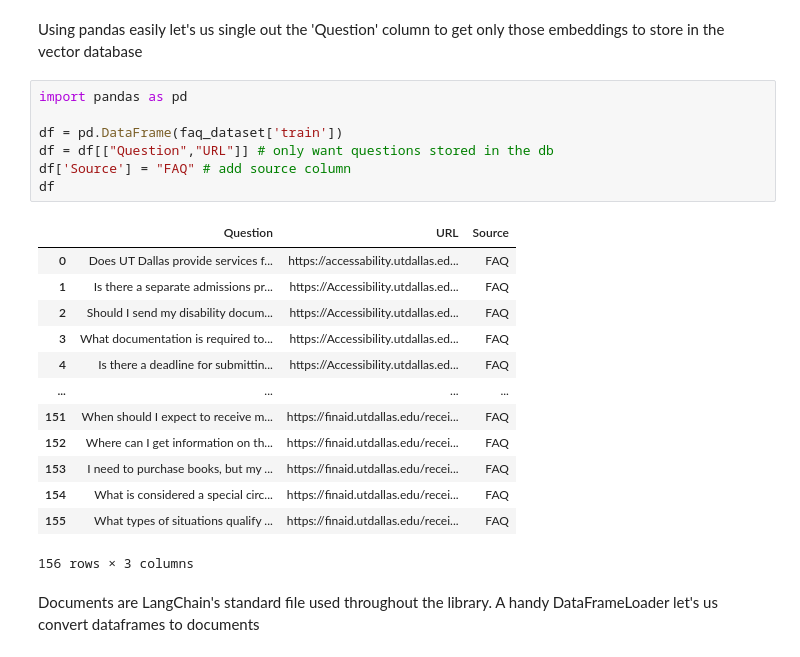
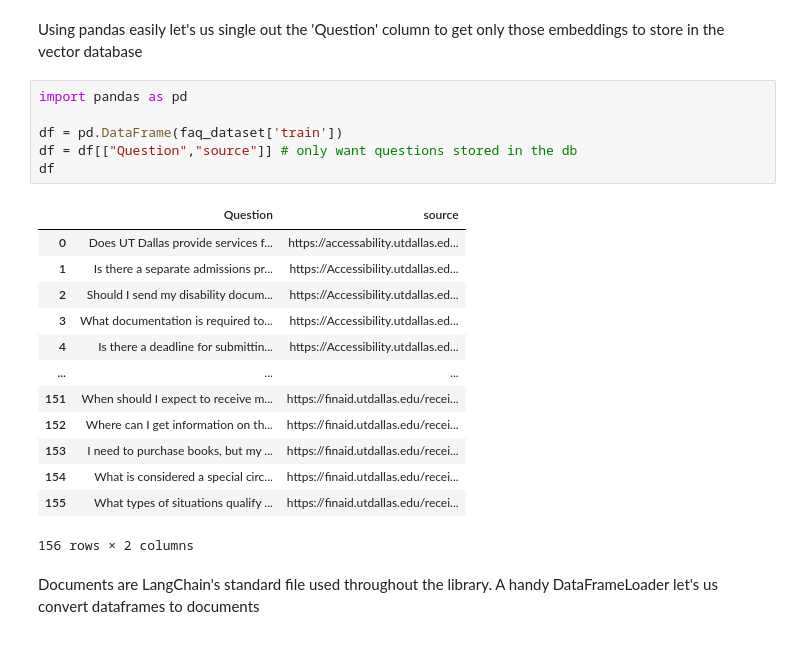
Before and after one commit to anthonyjara7/UTD-chat-bot, a Jupyter notebook: langchain_utd_chatbot.ipynb, the cells around one changed output. Cells and saved outputs as stored; diff of their text form.

```diff
--- a/langchain_utd_chatbot.ipynb
+++ b/langchain_utd_chatbot.ipynb
@@ -53,24 +54,23 @@ Using pandas easily let's us single out the 'Question' column to get only those
 # %%
 import pandas as pd
 
 df = pd.DataFrame(faq_dataset['train'])
-df = df[["Question","URL"]] # only want questions stored in the db
-df['Source'] = "FAQ" # add source column
+df = df[["Question","source"]] # only want questions stored in the db
 df
 # %% [output]
-|  | Question | URL | Source |
-| 0 | Does UT Dallas provide services f... | https://accessability.utdallas.ed... | FAQ |
-| 1 | Is there a separate admissions pr... | https://Accessibility.utdallas.ed... | FAQ |
-| 2 | Should I send my disability docum... | https://Accessibility.utdallas.ed... | FAQ |
-| 3 | What documentation is required to... | https://Accessibility.utdallas.ed... | FAQ |
-| 4 | Is there a deadline for submittin... | https://Accessibility.utdallas.ed... | FAQ |
-| ... | ... | ... | ... |
-| 151 | When should I expect to receive m... | https://finaid.utdallas.edu/recei... | FAQ |
-| 152 | Where can I get information on th... | https://finaid.utdallas.edu/recei... | FAQ |
-| 153 | I need to purchase books, but my ... | https://finaid.utdallas.edu/recei... | FAQ |
-| 154 | What is considered a special circ... | https://finaid.utdallas.edu/recei... | FAQ |
-| 155 | What types of situations qualify ... | https://finaid.utdallas.edu/recei... | FAQ |
+|  | Question | source |
+| 0 | Does UT Dallas provide services f... | https://accessability.utdallas.ed... |
+| 1 | Is there a separate admissions pr... | https://Accessibility.utdallas.ed... |
+| 2 | Should I send my disability docum... | https://Accessibility.utdallas.ed... |
+| 3 | What documentation is required to... | https://Accessibility.utdallas.ed... |
+| 4 | Is there a deadline for submittin... | https://Accessibility.utdallas.ed... |
+| ... | ... | ... |
+| 151 | When should I expect to receive m... | https://finaid.utdallas.edu/recei... |
+| 152 | Where can I get information on th... | https://finaid.utdallas.edu/recei... |
+| 153 | I need to purchase books, but my ... | https://finaid.utdallas.edu/recei... |
+| 154 | What is considered a special circ... | https://finaid.utdallas.edu/recei... |
+| 155 | What types of situations qualify ... | https://finaid.utdallas.edu/recei... |
-156 rows × 3 columns
+156 rows × 2 columns
 # %% [markdown]
 Documents are LangChain's standard file used throughout the library. A handy DataFrameLoader let's us convert dataframes to documents
 # %%
```
Also changed, not shown: parts of 25 cells of this notebook, 1 other file.
